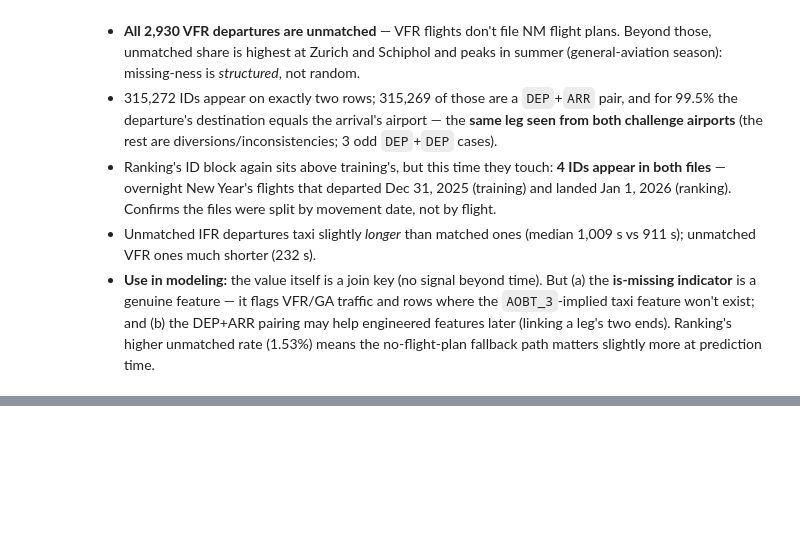
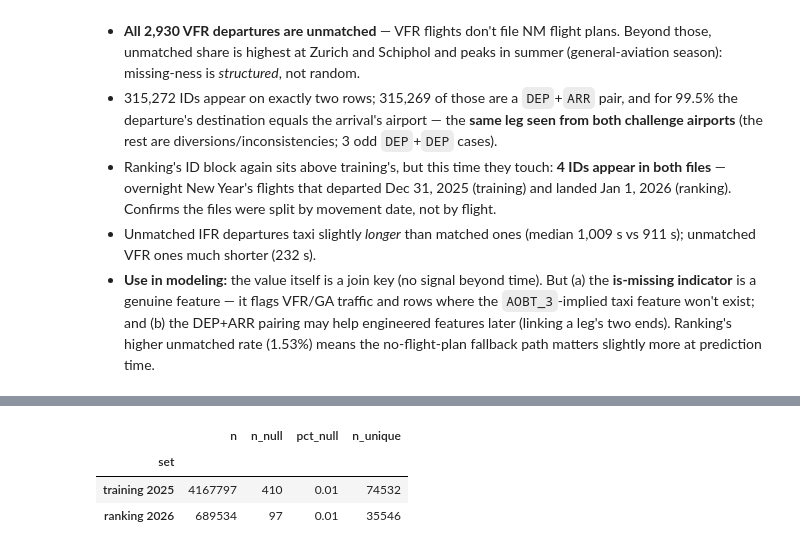
Before and after one commit to Goxmen/prc2026-unique-rose, a Jupyter notebook: eda/feature_sweep.ipynb, the cells around one changed output, grey strips where cells are left out. Cells and saved outputs as stored; diff of their text form; code cells hidden in the pictures; blank space fills up the shorter version.

```diff
--- a/eda/feature_sweep.ipynb
+++ b/eda/feature_sweep.ipynb
@@ -71,6 +71,19 @@ def order_stats(expr, where="TRUE"):
                    max({expr}) max
             FROM {src} WHERE {where}""").df())
     return pd.concat(out, ignore_index=True).set_index("set")
+
+
+def cat_stats(expr, where="TRUE"):
+    """Counts overview of a categorical/string expression, training vs ranking."""
+    out = []
+    for name, src in [("training 2025", T), ("ranking 2026", R)]:
+        out.append(con.sql(f"""
+            SELECT '{name}' AS "set", count(*) n,
+                   count(*) FILTER (({expr}) IS NULL) n_null,
+                   round(100.0*count(*) FILTER (({expr}) IS NULL)/count(*), 2) pct_null,
+                   count(DISTINCT ({expr})) n_unique
+            FROM {src} WHERE {where}""").df())
+    return pd.concat(out, ignore_index=True).set_index("set")
 # %% [markdown]
 ## 1 · `MVT_ID_mvt` — the movement record's serial number
 
@@ -293,0 +322,7 @@ plt.show()
+# %%
+cat_stats("FLIGHT_mvt")
+# %% [output]
+|  | n | n_null | pct_null | n_unique |
+| set |  |  |  |  |
+| training 2025 | 4167797 | 410 | 0.01 | 74532 |
+| ranking 2026 | 689534 | 97 | 0.01 | 35546 |
```
Also changed, not shown: parts of 5 cells of this notebook.
